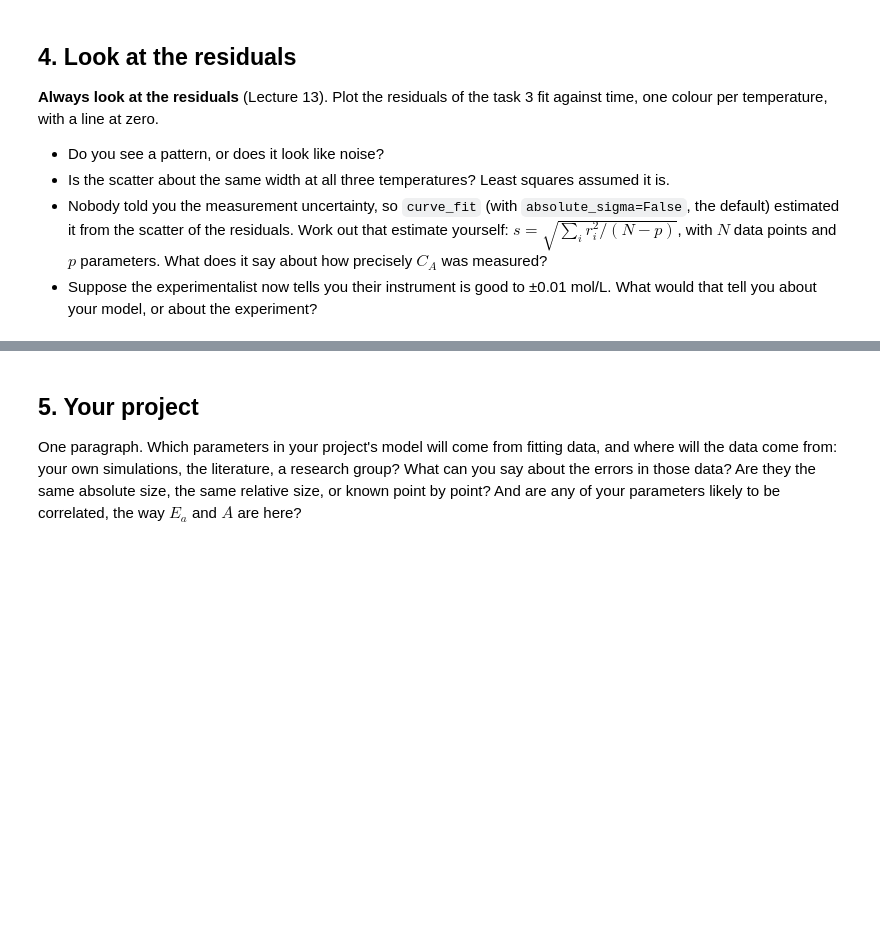
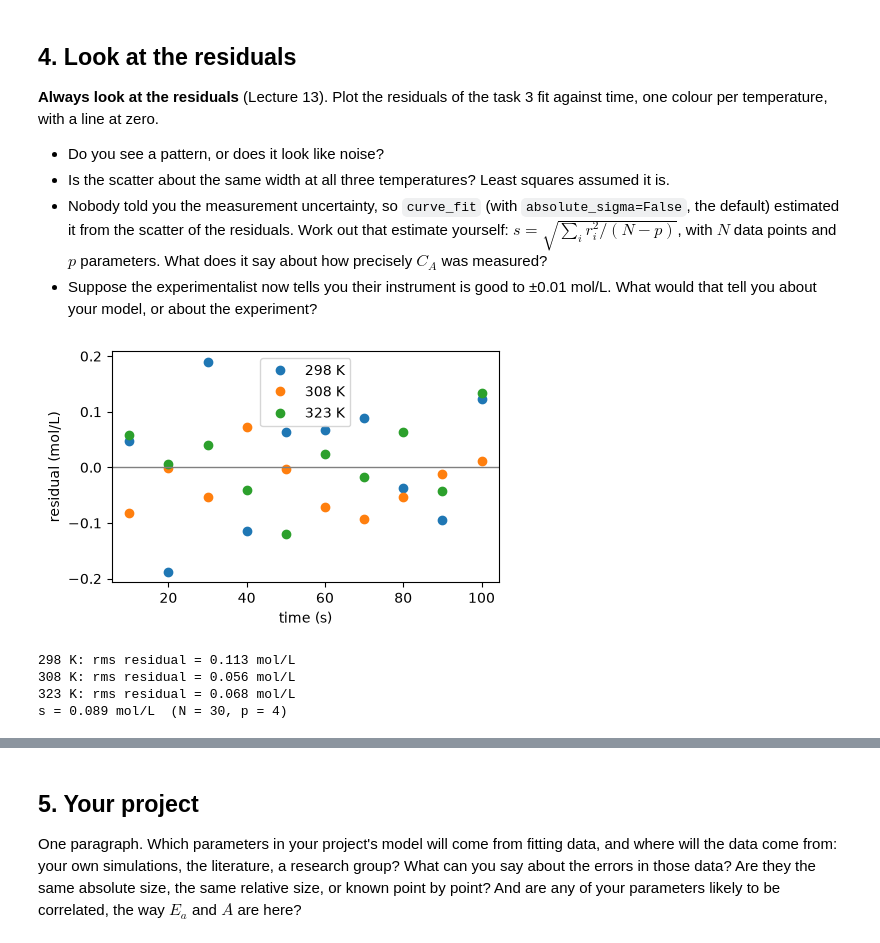
Before and after one commit to KamalKamal-code/parameter-estimation, a Jupyter notebook: batch-reactor-regression.ipynb, the cells around one changed output, grey strips where cells are left out. Cells and saved outputs as stored; diff of their text form; code cells hidden in the pictures; blank space fills up the shorter version.

Commit message:
Task 4: residuals of the global fit; estimate of measurement noise s

```diff
--- a/batch-reactor-regression.ipynb
+++ b/batch-reactor-regression.ipynb
@@ -385,4 +385,29 @@ time, one colour per temperature, with a line at zero.
   it say about how precisely $C_A$ was measured?
 - Suppose the experimentalist now tells you their instrument is good to ±0.01 mol/L.
   What would that tell you about your model, or about the experiment?
+# %%
+residuals_all = cA_all - cA_model_all(x_all, *popt_all)
+
+for T in temperatures:
+    rows = (T_all == T)
+    plt.plot(t_all[rows], residuals_all[rows], 'o', label=f'{T:.0f} K')
+plt.axhline(0, color='gray', lw=1)
+plt.xlabel('time (s)')
+plt.ylabel('residual (mol/L)')
+plt.legend()
+plt.show()
+
+for T in temperatures:
+    rows = (T_all == T)
+    print(f"{T:.0f} K: rms residual = {np.sqrt(np.mean(residuals_all[rows]**2)):.3f} mol/L")
+
+N, p = len(cA_all), len(popt_all)
+s = np.sqrt(np.sum(residuals_all**2) / (N - p))
+print(f"s = {s:.3f} mol/L  (N = {N}, p = {p})")
+# %% [output]
+[figure, added]
+298 K: rms residual = 0.113 mol/L
+308 K: rms residual = 0.056 mol/L
+323 K: rms residual = 0.068 mol/L
+s = 0.089 mol/L  (N = 30, p = 4)
 # %% [markdown]
```
Also changed, not shown: parts of 1 cell of this notebook, 1 other file.
